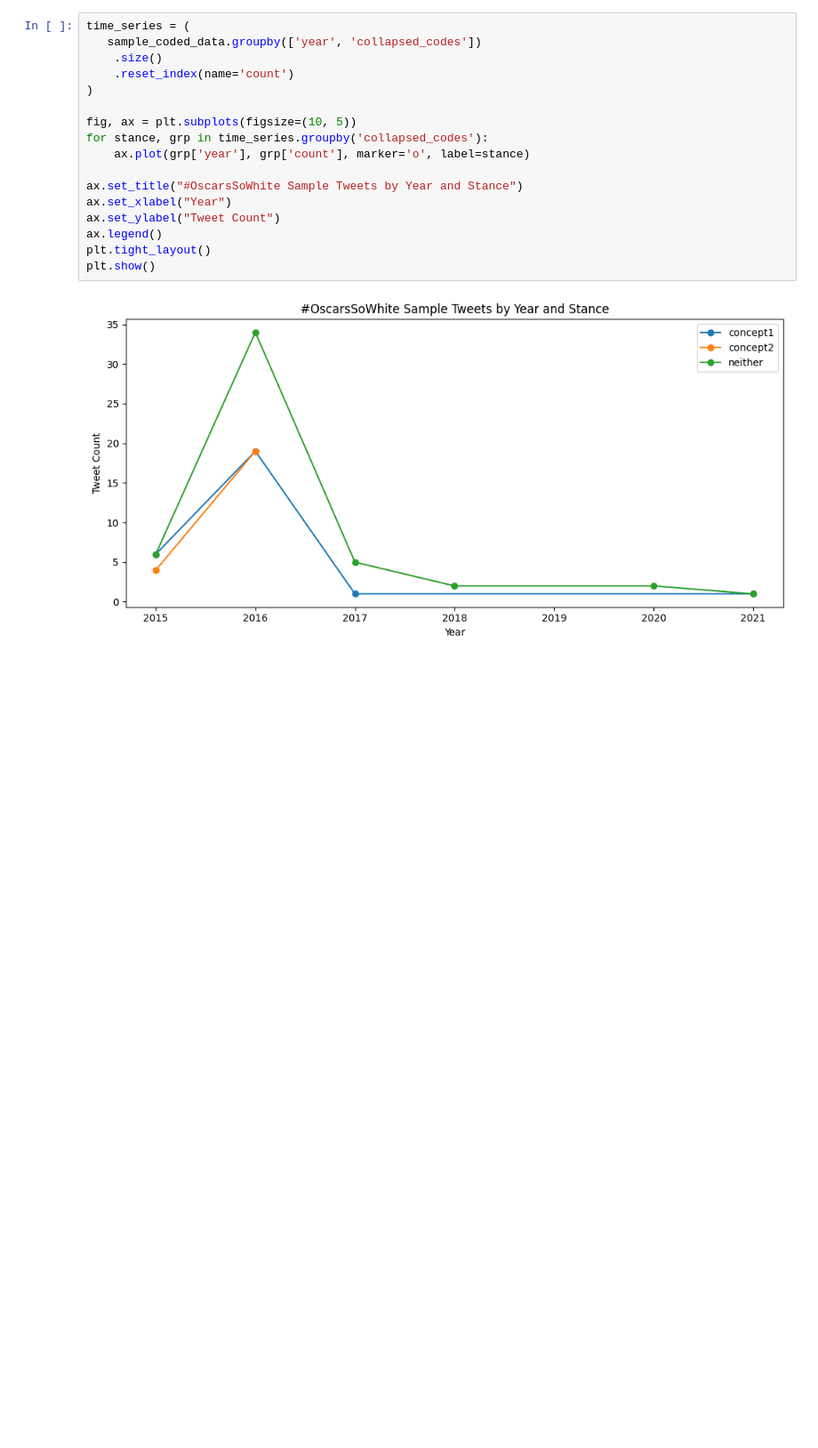
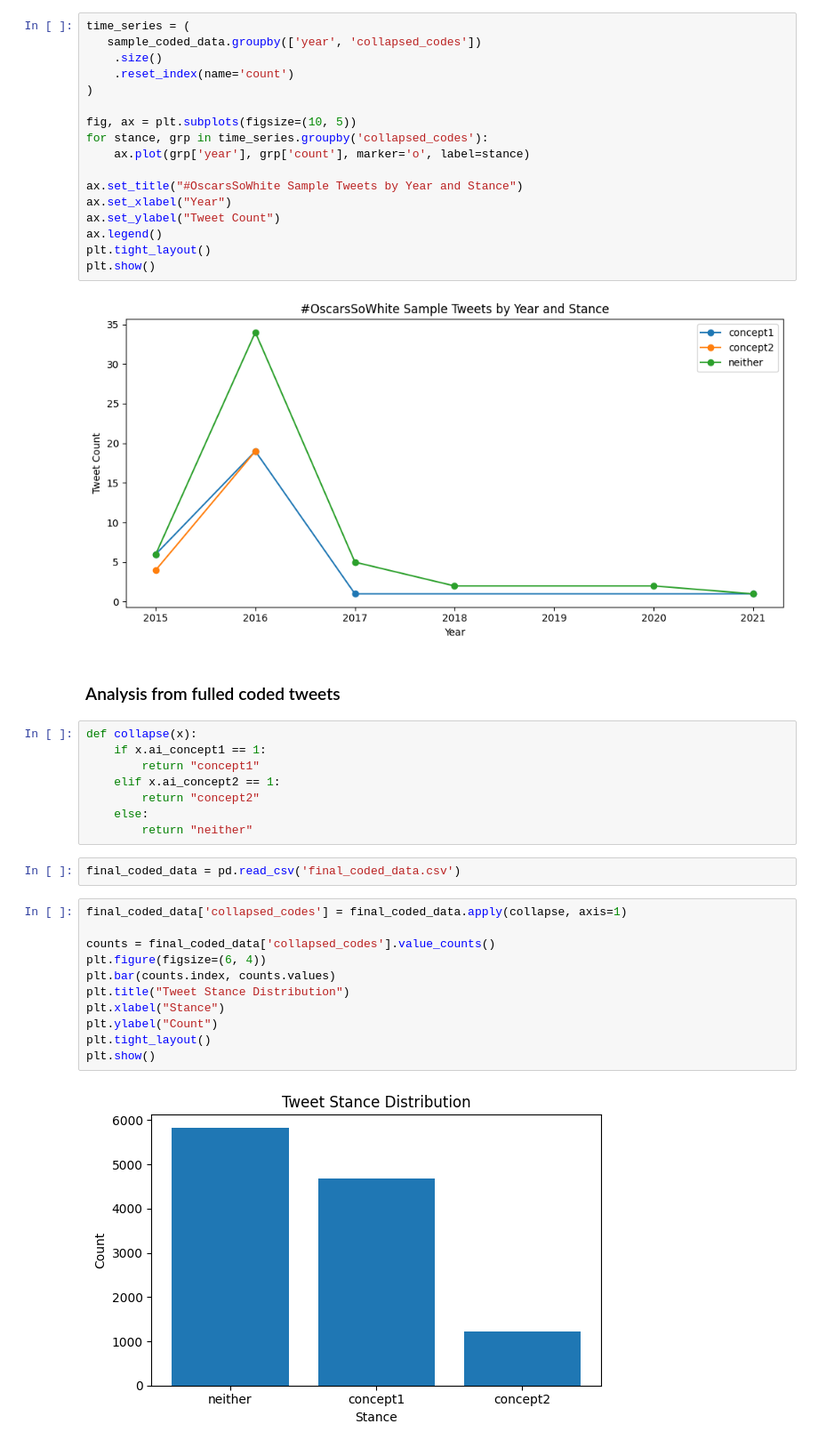
Before and after one commit to nmaharaj28/comm3180_S26_Data_Project, a Jupyter notebook: data_analysis/#OscarsSoWhite Audience Discussion.ipynb, the cells around one changed output. Shown at 89% size. Cells and saved outputs as stored; diff of their text form; blank space fills up the shorter version.

```diff
--- a/data_analysis/#OscarsSoWhite Audience Discussion.ipynb
+++ b/data_analysis/#OscarsSoWhite Audience Discussion.ipynb
@@ -214,3 +275,28 @@ plt.tight_layout()
 plt.show()
 # %% [output]
 [figure]
+# %% [markdown]
+### Analysis from fulled coded tweets
+# %%
+def collapse(x):
+    if x.ai_concept1 == 1:
+        return "concept1"
+    elif x.ai_concept2 == 1:
+        return "concept2"
+    else:
+        return "neither"
+# %%
+final_coded_data = pd.read_csv('final_coded_data.csv')
+# %%
+final_coded_data['collapsed_codes'] = final_coded_data.apply(collapse, axis=1)
+
+counts = final_coded_data['collapsed_codes'].value_counts()
+plt.figure(figsize=(6, 4))
+plt.bar(counts.index, counts.values)
+plt.title("Tweet Stance Distribution")
+plt.xlabel("Stance")
+plt.ylabel("Count")
+plt.tight_layout()
+plt.show()
+# %% [output]
+[figure, added]
```
Also changed, not shown: parts of 25 cells of this notebook, 8 other files.
